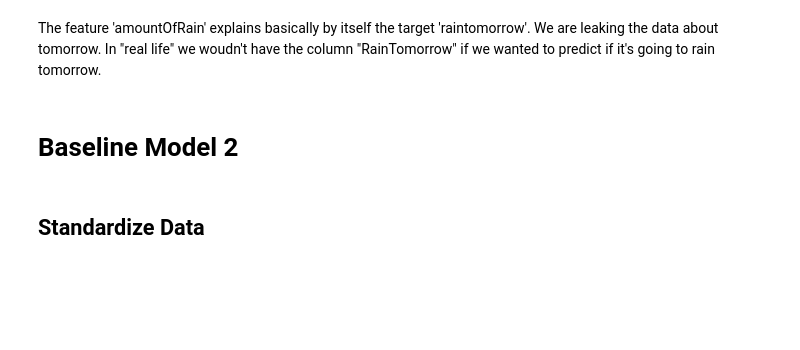
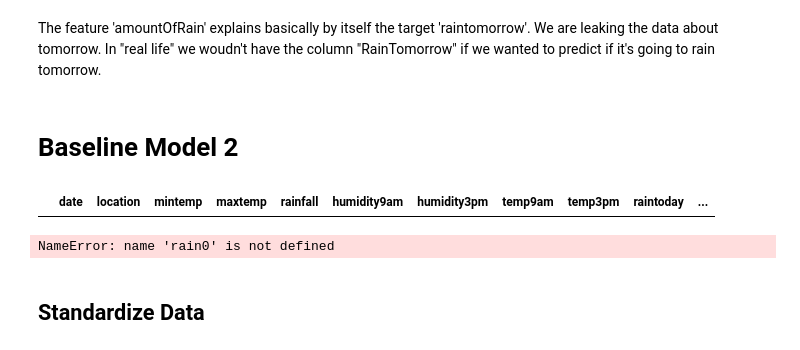
Before and after one commit to luisgzaparolli/processo_cientista, a Jupyter notebook: documented data-scientist project.ipynb, the cells around one changed output. Saved outputs shown, nothing was run; the diff lists cells and outputs as text; code cells hidden in the pictures; blank space fills up the shorter version.

```diff
--- a/documented data-scientist project.ipynb
+++ b/documented data-scientist project.ipynb
@@ -437,3 +447,5 @@ list(zip(list(X.columns), list(model.coef_[0])))
 The feature 'amountOfRain' explains basically by itself the target 'raintomorrow'. We are leaking the data about tomorrow. In "real life" we woudn't have the column "RainTomorrow" if we wanted to predict if it's going to rain tomorrow.
 # %% [markdown]
 # Baseline Model 2
+# %%
+rain.raintomorrow = rain.raintomorrow.apply(lambda x: 0 if x == 'No' else 1)
@@ -439,0 +454,8 @@ The feature 'amountOfRain' explains basically by itself the target 'raintomorrow
+# %%
+rain[(rain['raintomorrow'] == 0)]
+# %% [output]
+|  | date | location | mintemp | maxtemp | rainfall | humidity9am | humidity3pm | temp9am | temp3pm | raintoday | ... |
+# %%
+rain = pd.concat([rain0, rain1])
+# %% [output]
+NameError: name 'rain0' is not defined
```
Also changed, not shown: parts of 91 cells of this notebook.
